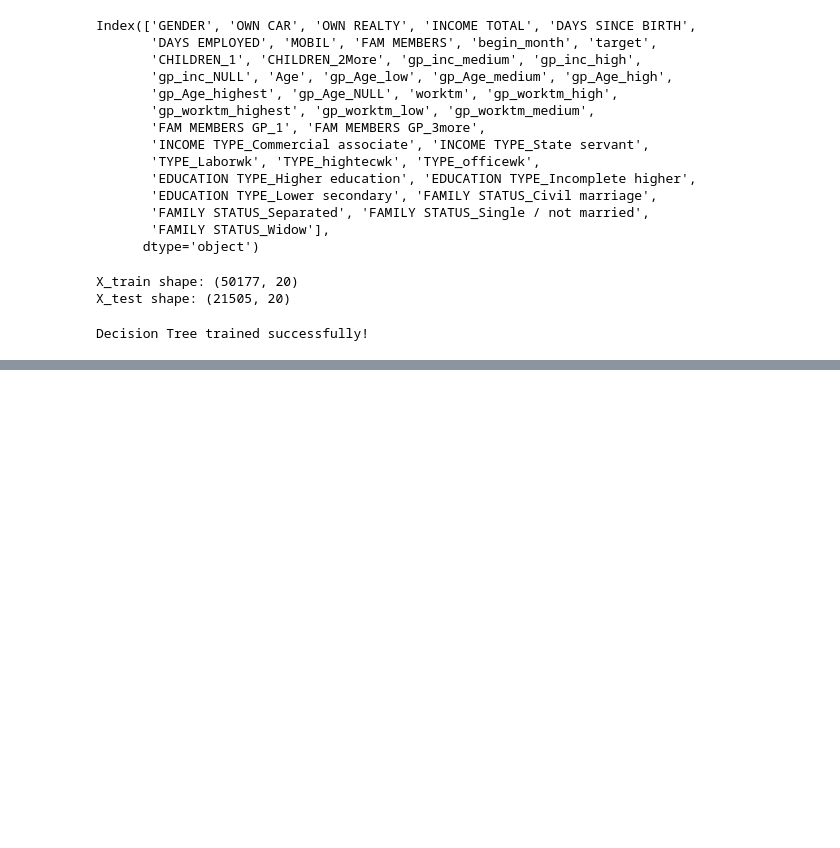
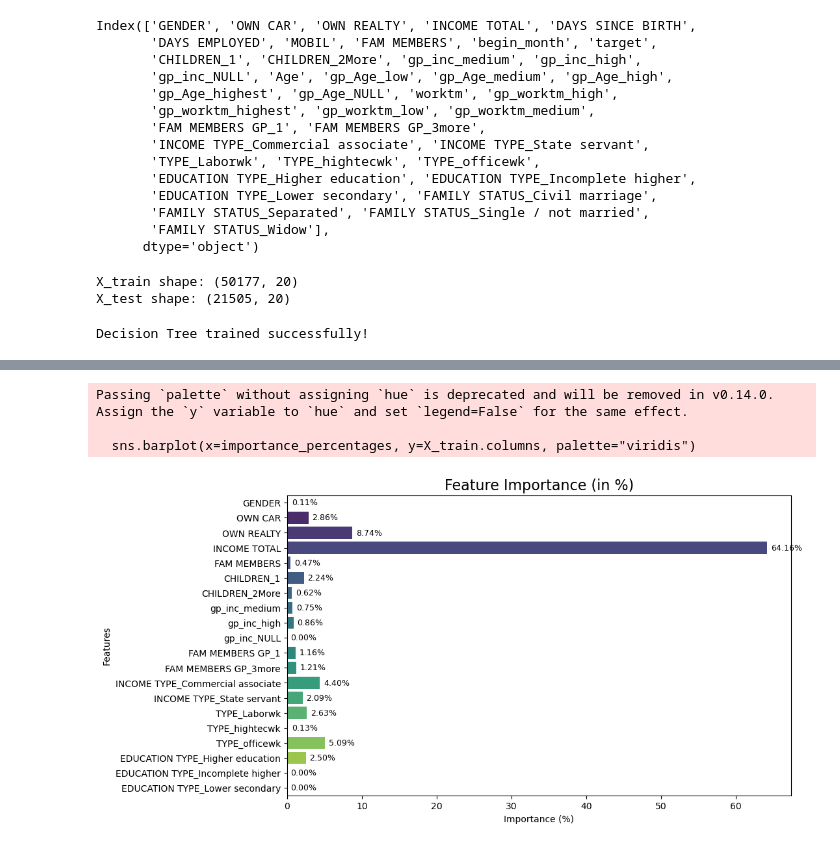
Before and after one commit to lsunley/Project4-ML, a Jupyter notebook: application_notebook.ipynb, the cells around one changed output, grey strips where cells are left out. Saved outputs shown, nothing was run; the diff lists cells and outputs as text; code cells hidden in the pictures; blank space fills up the shorter version.

```diff
--- a/application_notebook.ipynb
+++ b/application_notebook.ipynb
@@ -1284,3 +1299,28 @@ plt.show()
+# %%
+import seaborn as sns
+import matplotlib.pyplot as plt
+
+# Extract feature importances and normalize them to percentages
+feature_importances = clf.feature_importances_
+importance_percentages = 100 * feature_importances / feature_importances.sum()
+
+# Create a bar plot for feature importance
+plt.figure(figsize=(10, 6))
+sns.barplot(x=importance_percentages, y=X_train.columns, palette="viridis")
+
+# Annotate bars with percentage values
+for index, value in enumerate(importance_percentages):
+    plt.text(value + 0.5, index, f"{value:.2f}%", va='center', fontsize=9)
+
+plt.title("Feature Importance (in %)", fontsize=16)
+plt.xlabel("Importance (%)")
+plt.ylabel("Features")
+plt.show()
+# %% [output]
+Passing `palette` without assigning `hue` is deprecated and will be removed in v0.14.0. Assign the `y` variable to `hue` and set `legend=False` for the same effect.
+
+  sns.barplot(x=importance_percentages, y=X_train.columns, palette="viridis")
+[figure, added]
 # %% [markdown]
 # Decision Tree Analysis
 
```
Also changed, not shown: parts of 6 cells of this notebook.
